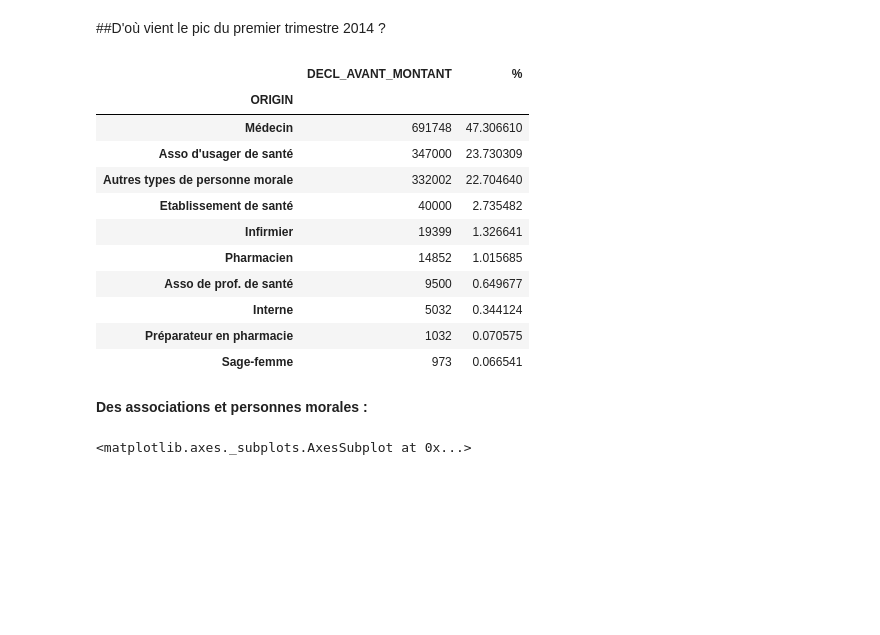
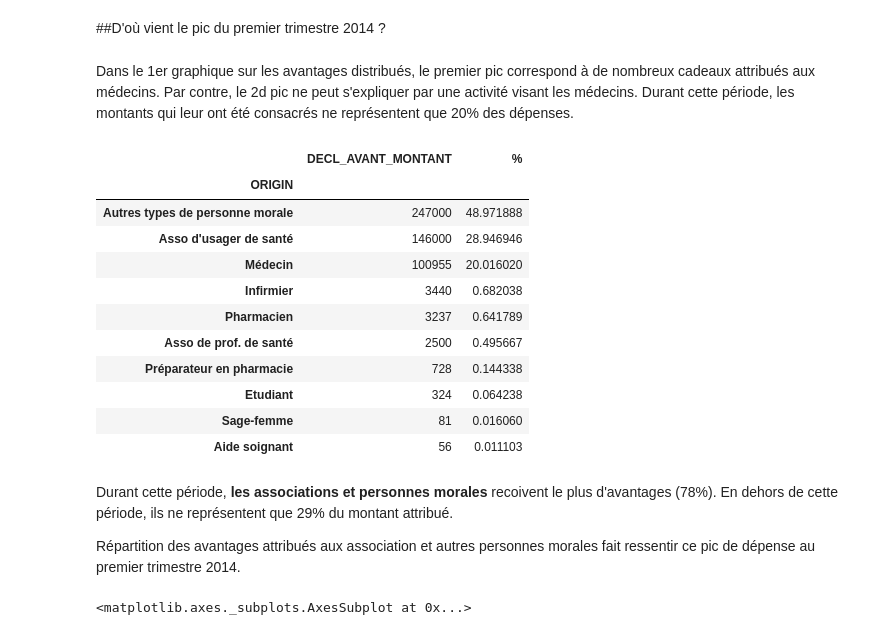
Before and after one commit to regardscitoyens/sunshine-data, a Jupyter notebook: exploitations/capa/capa.ipynb, the cells around one changed output. Cells and saved outputs as stored; diff of their text form; code cells hidden in the pictures; blank space fills up the shorter version.

Commit message:
Amélioration des commentaires + ajout des répartitions de contrats par spécialité pour la dernière partie

```diff
--- a/exploitations/capa/capa.ipynb
+++ b/exploitations/capa/capa.ipynb
@@ -153,26 +153,30 @@ conventions['DECL_CONV_OBJET'].resample('BQ', how='count').plot()
 [figure]
 # %% [markdown]
 ##D'où vient le pic du premier trimestre 2014 ?
+# %% [markdown]
+Dans le 1er graphique sur les avantages distribués, le premier pic correspond à de nombreux cadeaux attribués aux médecins. Par contre, le 2d pic ne peut s'expliquer par une activité visant les médecins. Durant cette période, les montants qui leur ont été consacrés ne représentent que 20% des dépenses.
 # %%
-professionnels = avantages.groupby(['ORIGIN'])[['DECL_AVANT_MONTANT']].sum().sort('DECL_AVANT_MONTANT', ascending=False)
+professionnels = avantages[((avantages.DECL_AVANT_DATE >= "2014-01-01") & (avantages.DECL_AVANT_DATE < "2014-04-01"))].groupby(['ORIGIN'])[['DECL_AVANT_MONTANT']].sum().sort('DECL_AVANT_MONTANT', ascending=False)
 tot = professionnels.sum()
 professionnels['%'] = professionnels * 100/tot
 professionnels.head(10)
 # %% [output]
 |  | DECL_AVANT_MONTANT | % |
 | ORIGIN |  |  |
-| Médecin | 691748 | 47.306610 |
-| Asso d'usager de santé | 347000 | 23.730309 |
-| Autres types de personne morale | 332002 | 22.704640 |
-| Etablissement de santé | 40000 | 2.735482 |
-| Infirmier | 19399 | 1.326641 |
-| Pharmacien | 14852 | 1.015685 |
-| Asso de prof. de santé | 9500 | 0.649677 |
-| Interne | 5032 | 0.344124 |
-| Préparateur en pharmacie | 1032 | 0.070575 |
-| Sage-femme | 973 | 0.066541 |
+| Autres types de personne morale | 247000 | 48.971888 |
+| Asso d'usager de santé | 146000 | 28.946946 |
+| Médecin | 100955 | 20.016020 |
+| Infirmier | 3440 | 0.682038 |
+| Pharmacien | 3237 | 0.641789 |
+| Asso de prof. de santé | 2500 | 0.495667 |
+| Préparateur en pharmacie | 728 | 0.144338 |
+| Etudiant | 324 | 0.064238 |
+| Sage-femme | 81 | 0.016060 |
+| Aide soignant | 56 | 0.011103 |
-# %% [markdown]
-**Des associations et personnes morales :**
+# %% [markdown]
+Durant cette période, **les associations et personnes morales** recoivent le plus d'avantages (78%). En dehors de cette période, ils ne représentent que 29% du montant attribué.
+
+Répartition des avantages attribués aux association et autres personnes morales fait ressentir ce pic de dépense au premier trimestre 2014.
 # %%
 avantages[(avantages['ORIGIN'] == u'Autres types de personne morale') | (avantages['ORIGIN'] == u'Asso de prof. de santé') | (avantages['ORIGIN'] == u'Asso d\'usager de santé')]['DECL_AVANT_MONTANT'].resample('Q', how='sum').plot()
 # %% [output]
```
Also changed, not shown: parts of 22 cells of this notebook, 1 other file.
